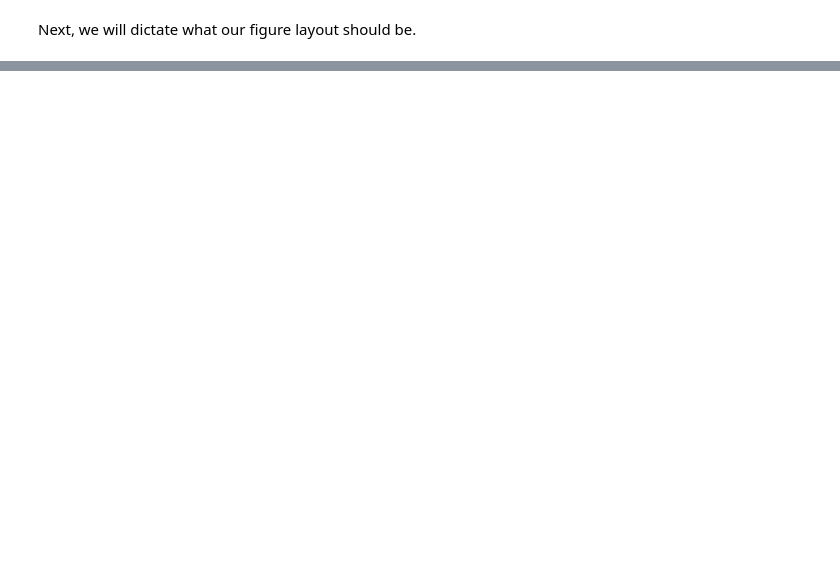
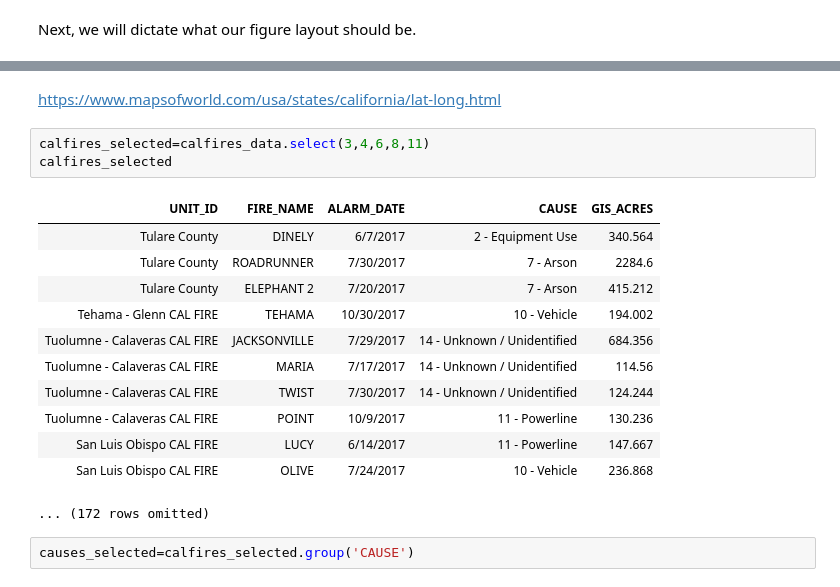
Before and after one commit to cabinetofcuriosity/google_earth_fires, a Jupyter notebook: py/FIRMS_work_in_progress.ipynb, the cells around one changed output, grey strips where cells are left out. Saved outputs shown, nothing was run; the diff lists cells and outputs as text; blank space fills up the shorter version.

```diff
--- a/py/FIRMS_work_in_progress.ipynb
+++ b/py/FIRMS_work_in_progress.ipynb
@@ -219,0 +380,20 @@ dimmest.take(0)['latitude'].item(0)
+# %% [markdown]
+https://www.mapsofworld.com/usa/states/california/lat-long.html
+# %%
+calfires_selected=calfires_data.select(3,4,6,8,11)
+calfires_selected
+# %% [output]
+| UNIT_ID | FIRE_NAME | ALARM_DATE | CAUSE | GIS_ACRES |
+| Tulare County | DINELY | 6/7/2017 | 2 - Equipment Use | 340.564 |
+| Tulare County | ROADRUNNER | 7/30/2017 | 7 - Arson | 2284.6 |
+| Tulare County | ELEPHANT 2 | 7/20/2017 | 7 - Arson | 415.212 |
+| Tehama - Glenn CAL FIRE | TEHAMA | 10/30/2017 | 10 - Vehicle | 194.002 |
+| Tuolumne - Calaveras CAL FIRE | JACKSONVILLE | 7/29/2017 | 14 - Unknown / Unidentified | 684.356 |
+| Tuolumne - Calaveras CAL FIRE | MARIA | 7/17/2017 | 14 - Unknown / Unidentified | 114.56 |
+| Tuolumne - Calaveras CAL FIRE | TWIST | 7/30/2017 | 14 - Unknown / Unidentified | 124.244 |
+| Tuolumne - Calaveras CAL FIRE | POINT | 10/9/2017 | 11 - Powerline | 130.236 |
+| San Luis Obispo CAL FIRE | LUCY | 6/14/2017 | 11 - Powerline | 147.667 |
+| San Luis Obispo CAL FIRE | OLIVE | 7/24/2017 | 10 - Vehicle | 236.868 |
+... (172 rows omitted)
+# %%
+causes_selected=calfires_selected.group('CAUSE')
```
Also changed, not shown: parts of 31 cells of this notebook.
